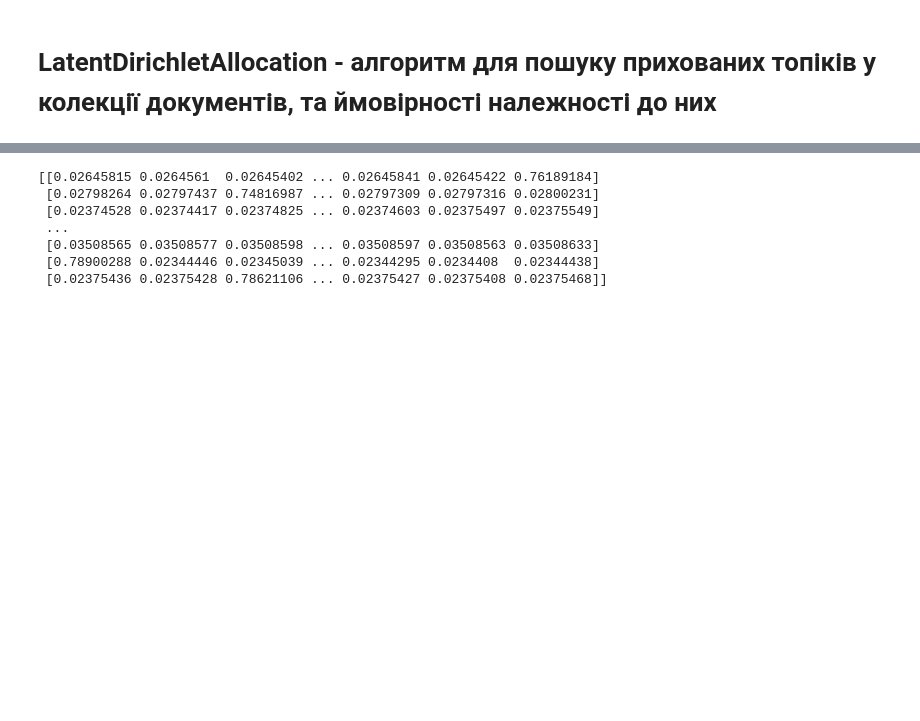
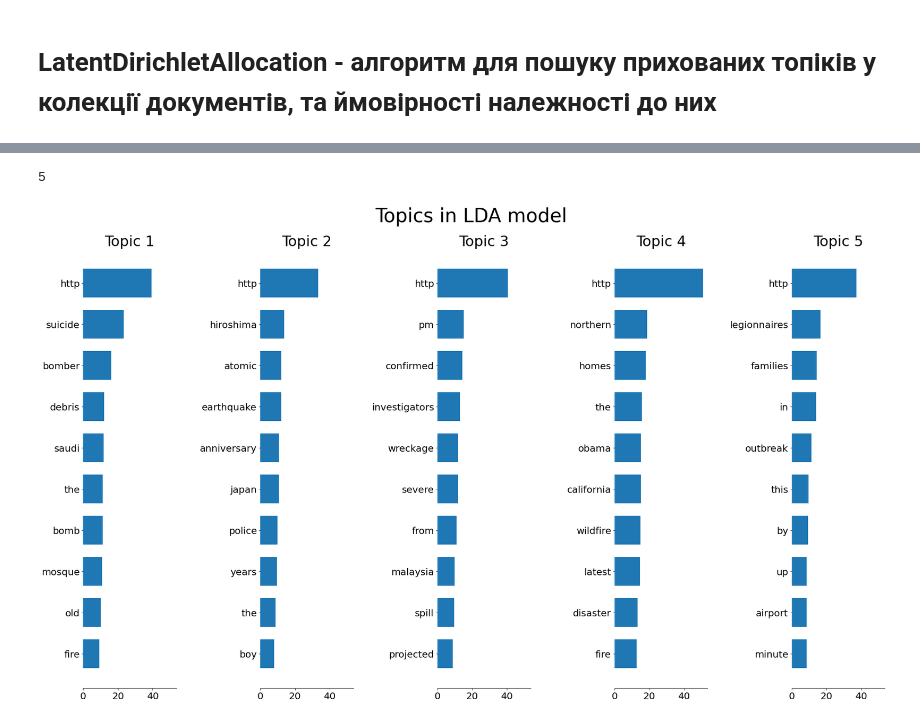
Before and after one commit to Krokha18/IAD_labs, a Jupyter notebook: lab3/text_classification/text_classification.ipynb, the cells around one changed output, grey strips where cells are left out. Cells and saved outputs as stored; diff of their text form; code cells hidden in the pictures; blank space fills up the shorter version.

```diff
--- a/lab3/text_classification/text_classification.ipynb
+++ b/lab3/text_classification/text_classification.ipynb
@@ -195,13 +220,11 @@ print( lda.fit_transform(train_vectorized[train['target']==0]) )
 # %%
 from sklearn.decomposition import LatentDirichletAllocation
 
-lda = LatentDirichletAllocation()
-print( lda.fit_transform(train_vectorized[train['target']==1]) )
+lda = LatentDirichletAllocation(n_components=n_components)
+lda.fit_transform(train_vectorized[train['target']==1])
+
+feature_names = tfidf.get_feature_names()
+plot_top_words(lda, feature_names, n_top_words, 'Topics in LDA model')
 # %% [output]
-[[0.02645815 0.0264561  0.02645402 ... 0.02645841 0.02645422 0.76189184]
- [0.02798264 0.02797437 0.74816987 ... 0.02797309 0.02797316 0.02800231]
- [0.02374528 0.02374417 0.02374825 ... 0.02374603 0.02375497 0.02375549]
- ...
- [0.03508565 0.03508577 0.03508598 ... 0.03508597 0.03508563 0.03508633]
- [0.78900288 0.02344446 0.02345039 ... 0.02344295 0.0234408  0.02344438]
- [0.02375436 0.02375428 0.78621106 ... 0.02375427 0.02375408 0.02375468]]
+5
+[figure, added]
```
Also changed, not shown: parts of 6 cells of this notebook.
